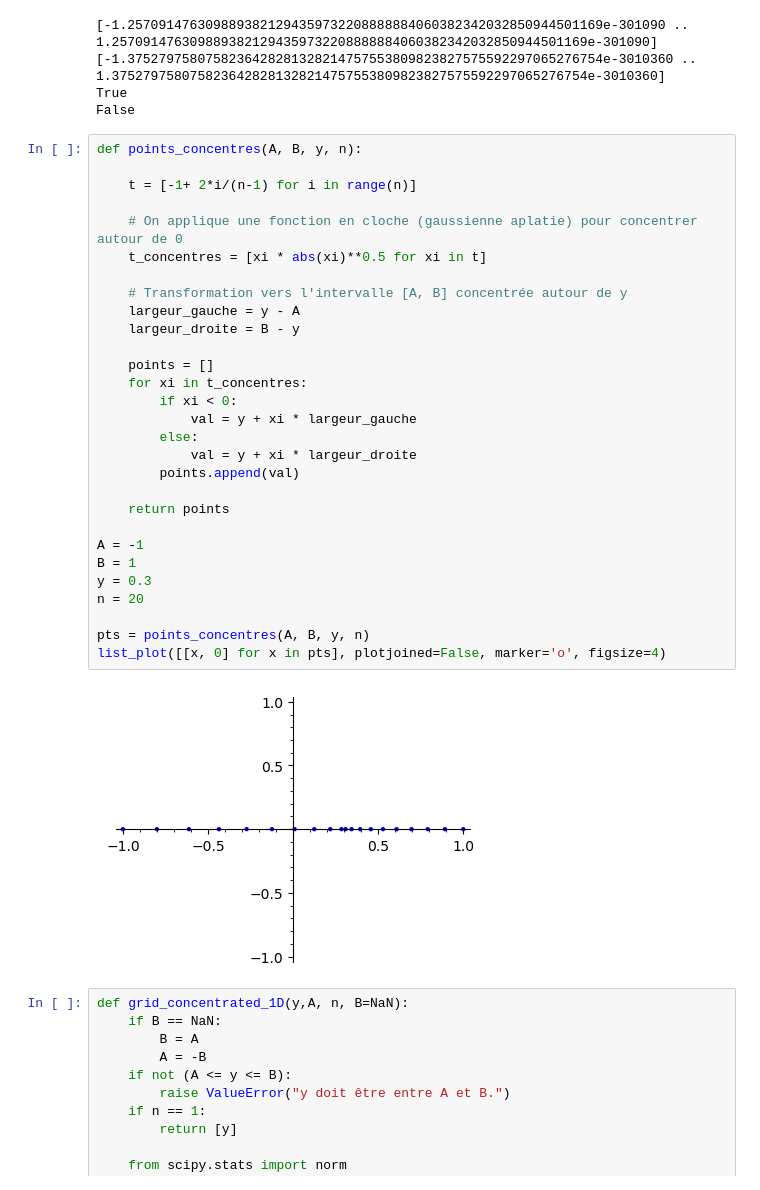
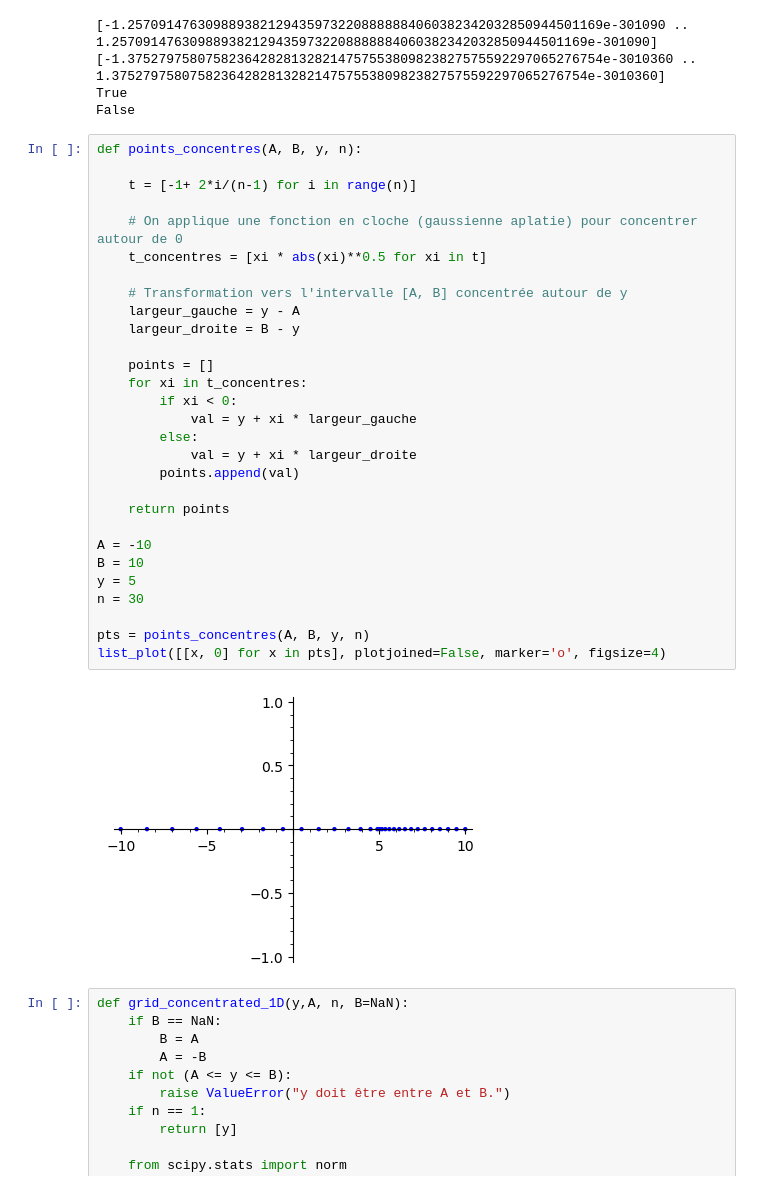
Before and after one commit to Hazdard/fluids_arith, a Jupyter notebook: test.ipynb, the cells around one changed output. Saved outputs shown, nothing was run; the diff lists cells and outputs as text.

```diff
--- a/test.ipynb
+++ b/test.ipynb
@@ -71,34 +71,34 @@ False
 # %%
 def points_concentres(A, B, y, n):
 
     t = [-1+ 2*i/(n-1) for i in range(n)]
 
     # On applique une fonction en cloche (gaussienne aplatie) pour concentrer autour de 0
     t_concentres = [xi * abs(xi)**0.5 for xi in t]
 
     # Transformation vers l'intervalle [A, B] concentrée autour de y
     largeur_gauche = y - A
     largeur_droite = B - y
 
     points = []
     for xi in t_concentres:
         if xi < 0:
             val = y + xi * largeur_gauche
         else:
             val = y + xi * largeur_droite
         points.append(val)
 
     return points
 
-A = -1
-B = 1
-y = 0.3
-n = 20
+A = -10
+B = 10
+y = 5
+n = 30
 
 pts = points_concentres(A, B, y, n)
 list_plot([[x, 0] for x in pts], plotjoined=False, marker='o', figsize=4)
 # %% [output]
-[figure, old version]
+[figure, new version]
 # %%
 def grid_concentrated_1D(y,A, n, B=NaN):
     if B == NaN:
```
Also changed, not shown: 1 other file.
